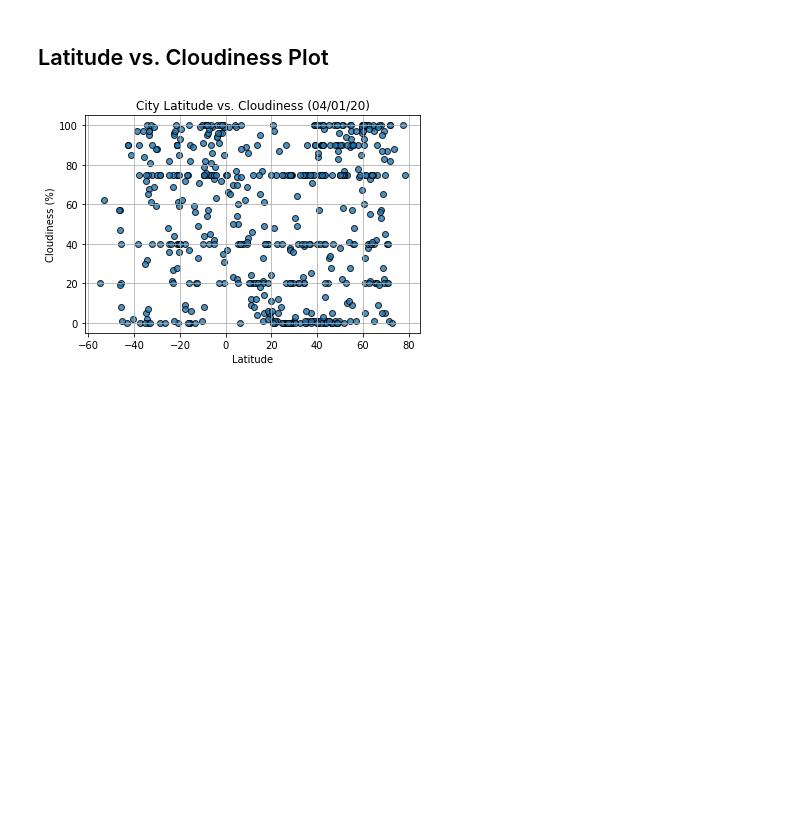
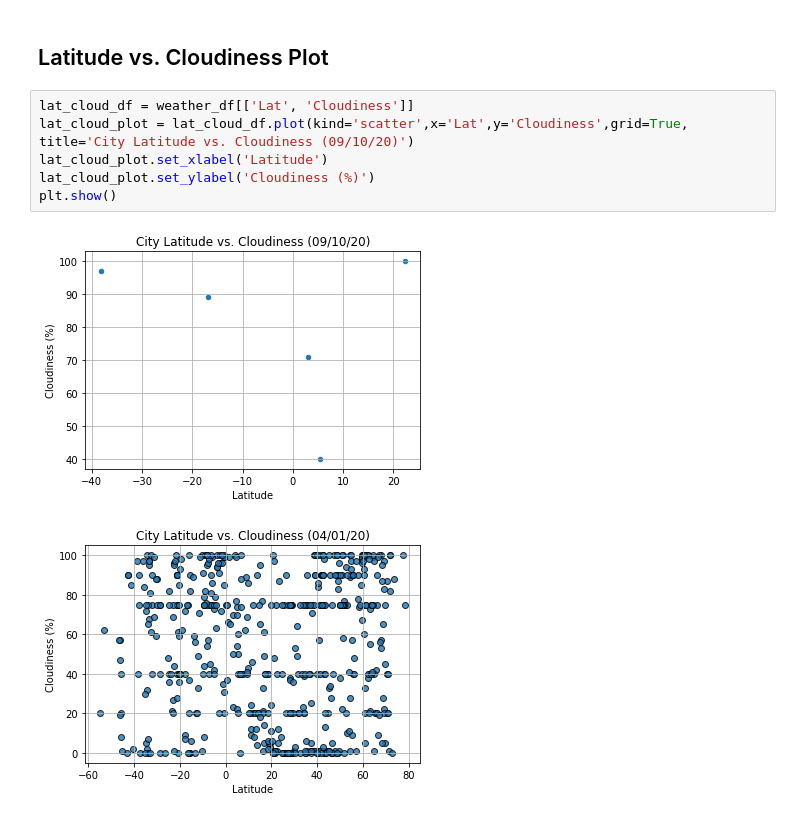
Before and after one commit to potterc22/python_api_challenge, a Jupyter notebook: starter_code/WeatherPy.ipynb, the cells around one changed output. Drawn from its saved outputs; the diff is of its cells as text; blank space fills up the shorter version.

Commit message:
Added 3rd and 4th scatter plots

```diff
--- a/starter_code/WeatherPy.ipynb
+++ b/starter_code/WeatherPy.ipynb
@@ -223,6 +223,14 @@ plt.show()
 [figure]
 # %% [markdown]
 ## Latitude vs. Cloudiness Plot
+# %%
+lat_cloud_df = weather_df[['Lat', 'Cloudiness']]
+lat_cloud_plot = lat_cloud_df.plot(kind='scatter',x='Lat',y='Cloudiness',grid=True, title='City Latitude vs. Cloudiness (09/10/20)')
+lat_cloud_plot.set_xlabel('Latitude')
+lat_cloud_plot.set_ylabel('Cloudiness (%)')
+plt.show()
+# %% [output]
+[figure, added]
 # %%
 # %% [output]
 [figure]
```
Also changed, not shown: parts of 1 cell of this notebook.
